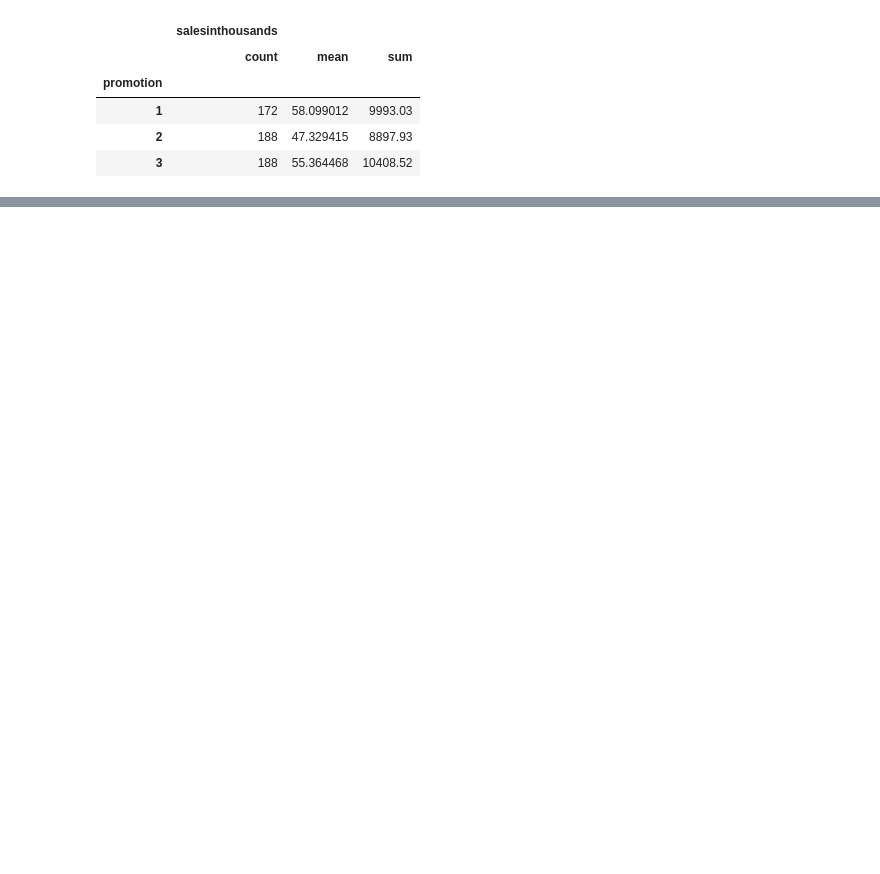
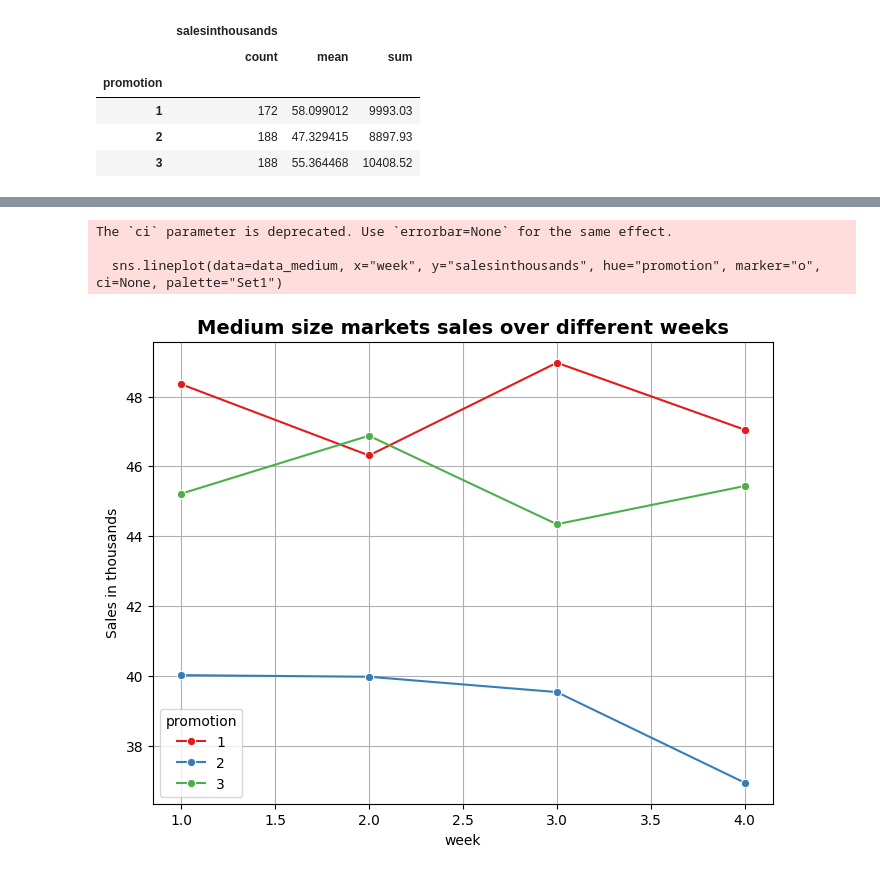
Before and after one commit to ShariYo/Modul2_Sprint2, a Jupyter notebook: project/fast_food.ipynb, the cells around one changed output, grey strips where cells are left out. Cells and saved outputs as stored; diff of their text form; code cells hidden in the pictures; blank space fills up the shorter version.

Commit message:
almost done with fast_food part

```diff
--- a/project/fast_food.ipynb
+++ b/project/fast_food.ipynb
@@ -168,0 +209,17 @@ plt.show()
+# %%
+data_medium = fast_food.loc[fast_food["marketsize"] == "Medium"]
+plt.figure(figsize=(8, 6))
+sns.lineplot(data=data_medium, x="week", y="salesinthousands", hue="promotion", marker="o", ci=None, palette="Set1")
+plt.grid(True)
+plt.ylabel("Sales in thousands")
+plt.title("Medium size markets sales over different weeks",
+          size=14,
+          fontweight="bold",
+          ha="center")
+
+plt.show()
+# %% [output]
+The `ci` parameter is deprecated. Use `errorbar=None` for the same effect.
+
+  sns.lineplot(data=data_medium, x="week", y="salesinthousands", hue="promotion", marker="o", ci=None, palette="Set1")
+[figure, added]
```
Also changed, not shown: parts of 13 cells of this notebook.
